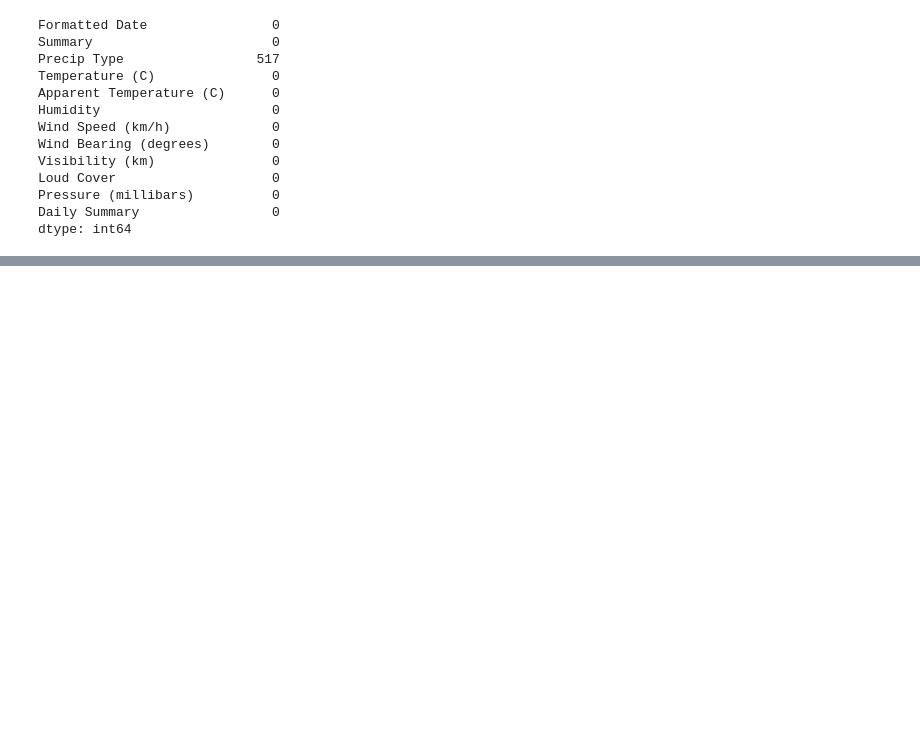
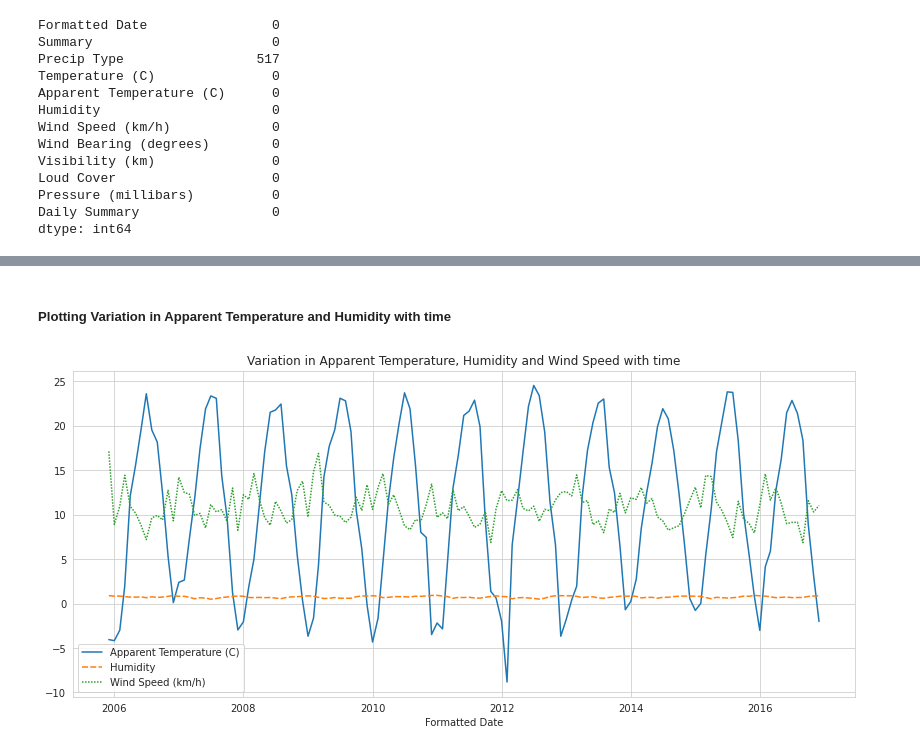
Before and after one commit to GaurabStha/data-analysis, a Jupyter notebook: Weather History Data Analysis.ipynb, the cells around one changed output, grey strips where cells are left out. Drawn from its saved outputs; the diff is of its cells as text; code cells hidden in the pictures; blank space fills up the shorter version.

```diff
--- a/Weather History Data Analysis.ipynb
+++ b/Weather History Data Analysis.ipynb
@@ -41,6 +33,8 @@ weather_df.tail(10)
 | 96450 | 2016-09-09 21:00:00.000 +0200 | Partly Cloudy | rain | 22.038889 | 22.038889 | 0.56 | ... |
 | 96451 | 2016-09-09 22:00:00.000 +0200 | Partly Cloudy | rain | 21.522222 | 21.522222 | 0.60 | ... |
 | 96452 | 2016-09-09 23:00:00.000 +0200 | Partly Cloudy | rain | 20.438889 | 20.438889 | 0.61 | ... |
+# %%
+weather_df['Formatted Date'] = pd.to_datetime(weather_df['Formatted Date'], utc = True)
 # %%
 weather_df.info()
 # %% [output]
@@ -79,3 +73,6 @@ Loud Cover                    0
 Pressure (millibars)          0
 Daily Summary                 0
 dtype: int64
+# %%
+df = weather_df.set_index('Formatted Date')
+df.head()
@@ -81,0 +115,4 @@ dtype: int64
+# %%
+data_columns = ['Apparent Temperature (C)', 'Humidity', 'Wind Speed (km/h)']
+df_monthly_mean = df[data_columns].resample('MS').mean()
+df_monthly_mean.head()
@@ -81,0 +127,9 @@ dtype: int64
+# %% [markdown]
+##### Plotting Variation in Apparent Temperature and Humidity with time
+# %%
+plt.figure(figsize=(14,6))
+plt.title("Variation in Apparent Temperature, Humidity and Wind Speed with time")
+sns.lineplot(data=df_monthly_mean)
+plt.show()
+# %% [output]
+[figure, added]
```
Also changed, not shown: parts of 27 cells of this notebook.
